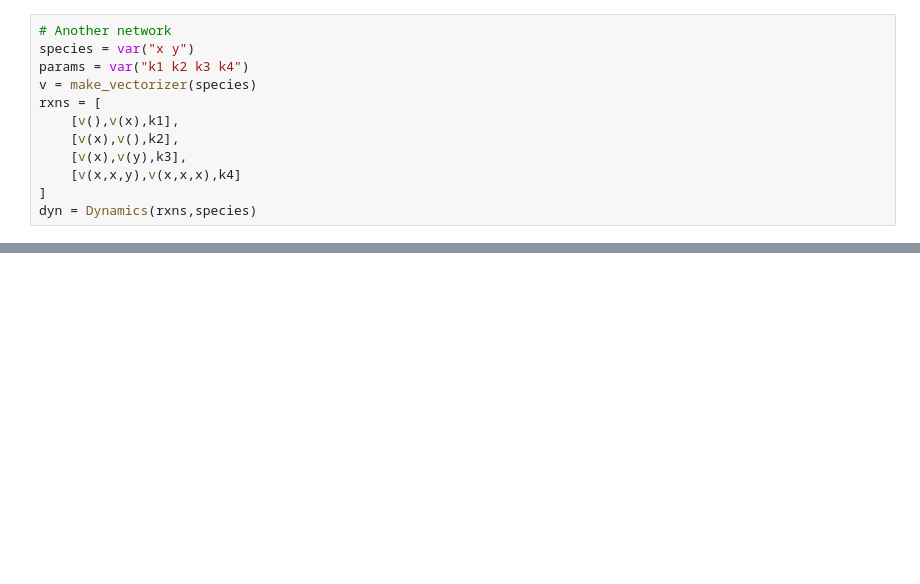
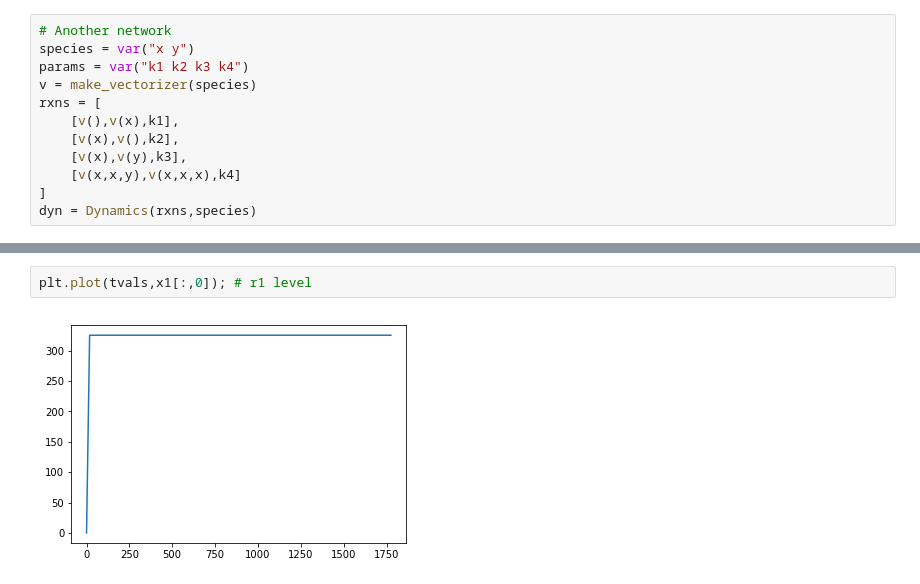
Before and after one commit to klavins/ECE424, a Jupyter notebook: lectures/fitting.ipynb, the cells around one changed output, grey strips where cells are left out. Drawn from its saved outputs; the diff is of its cells as text; blank space fills up the shorter version.

```diff
--- a/lectures/fitting.ipynb
+++ b/lectures/fitting.ipynb
@@ -330,0 +518,4 @@ plt.legend(plots,["Model", "Actual"]);
+# %%
+plt.plot(tvals,x1[:,0]); # r1 level
+# %% [output]
+[figure, added]
```
Also changed, not shown: parts of 25 cells of this notebook.
